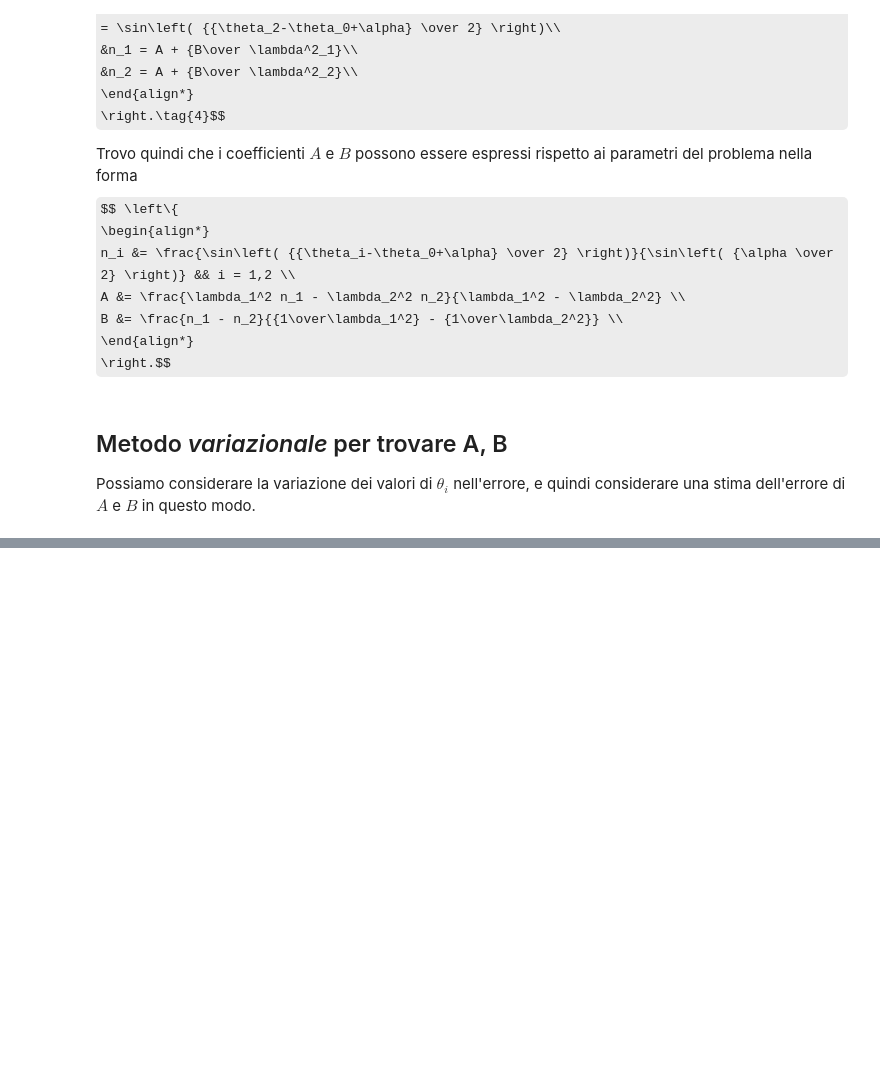
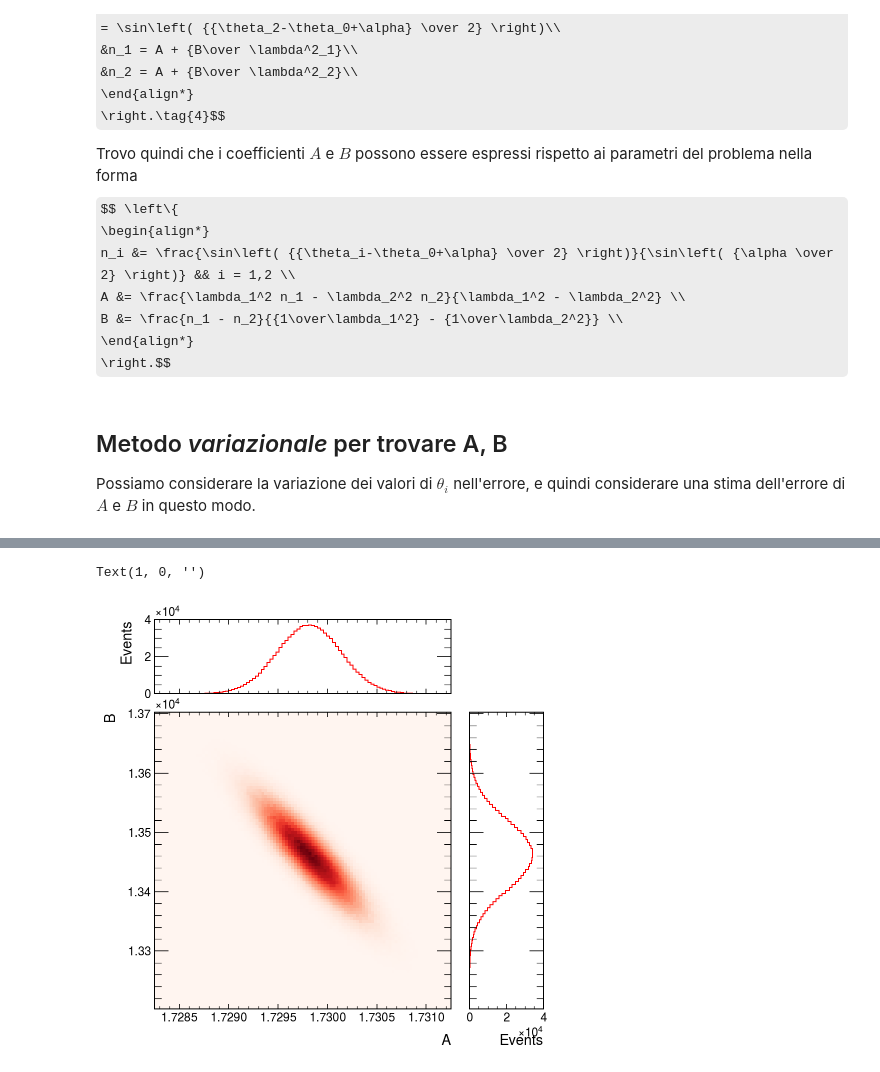
Before and after one commit to mattiasotgia/E6_sim_prism, a Jupyter notebook: mthd_test_MC.ipynb, the cells around one changed output, grey strips where cells are left out. Cells and saved outputs as stored; diff of their text form; code cells hidden in the pictures; some formulas as TeX source; blank space fills up the shorter version.

```diff
--- a/mthd_test_MC.ipynb
+++ b/mthd_test_MC.ipynb
@@ -74,0 +105,34 @@ A, B = computeAB(th_0=θ_0, th_1=θ_1, th_2=θ_2)
+# %%
+n_samples = 1_000_000
+
+rnd = ROOT.TRandom3(58347942)
+
+hAB = ROOT.TH2D('', '', 100, 0, 0, 100, 0, 0)
+h_AB = hist.Hist(hist.axis.Regular(100, 1.72825, 1.73125, name='A'), hist.axis.Regular(100, 13202.5, 13702.5, name='B'))
+
+for i in range(n_samples):
+    A, B = computeAB(th_0=rnd.Gaus(θ_0,ε_θ), th_1=rnd.Gaus(θ_1,ε_θ), th_2=rnd.Gaus(θ_2,ε_θ))
+    h_AB.fill(A, B)
+    hAB.Fill(A,B)
+# %%
+fig = plt.figure(figsize=(6,6))
+grid = fig.add_gridspec(2,2, width_ratios=(4, 1), height_ratios=(1, 4), left=0.05, right=0.95, bottom=0.05, top=0.95, wspace=0.1, hspace=0.1)
+
+ax = fig.add_subplot(grid[1,0])
+hep.hist2dplot(h_AB, ax=ax, cbar=False, cmap='Reds')
+
+ax_x = fig.add_subplot(grid[0,0], sharex=ax)
+ax_y = fig.add_subplot(grid[1,1], sharey=ax)
+
+ax_x.tick_params(axis='x', labelbottom=False)
+ax_y.tick_params(axis='y', labelleft=False)
+
+hep.histplot(h_AB.project('A'), yerr=False, ax=ax_x, color='r')
+hep.histplot(h_AB.project('B'), yerr=False, ax=ax_y, color='r', orientation='horizontal')
+
+ax_x.set_ylabel('Events')
+ax_y.set_xlabel('Events')
+ax_x.set_xlabel('')
+# %% [output]
+Text(1, 0, '')
+[figure, added]
```
Also changed, not shown: parts of 16 cells of this notebook.
